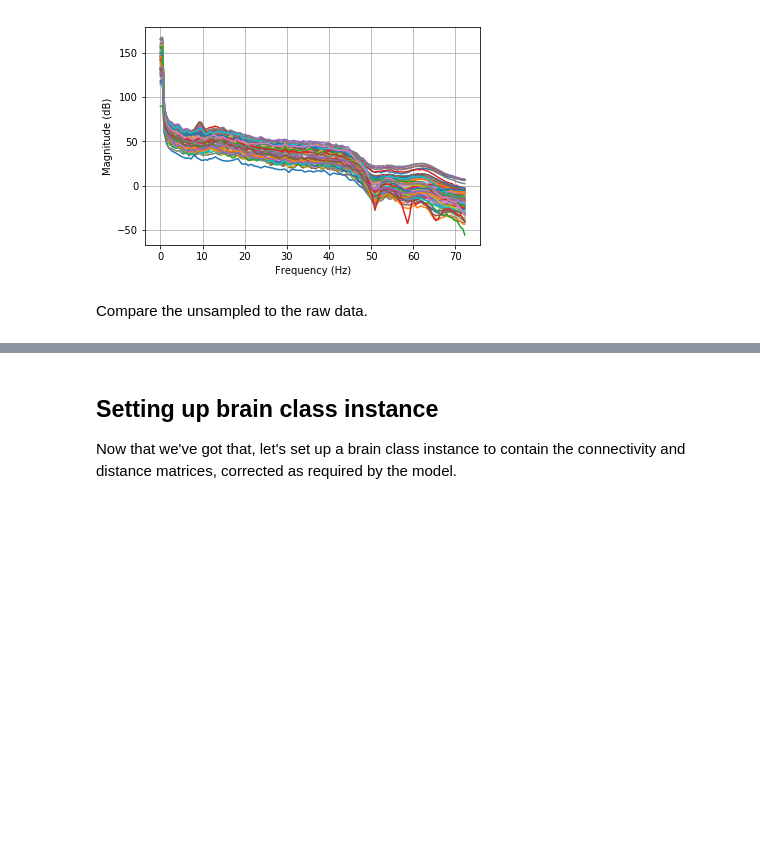
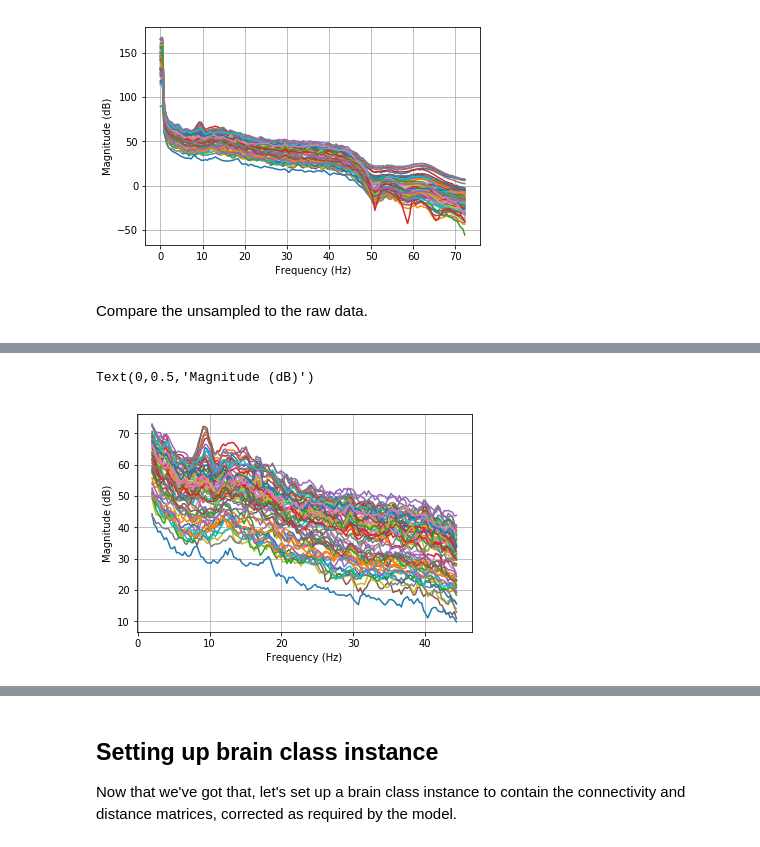
Before and after one commit to Raj-Lab-UCSF/spectrome, a Jupyter notebook: SCFC-spectral-python/SCFC/notebooks/Cost-functions.ipynb, the cells around one changed output, grey strips where cells are left out. Saved outputs shown, nothing was run; the diff lists cells and outputs as text; code cells hidden in the pictures; blank space fills up the shorter version.

```diff
--- a/SCFC-spectral-python/SCFC/notebooks/Cost-functions.ipynb
+++ b/SCFC-spectral-python/SCFC/notebooks/Cost-functions.ipynb
@@ -150,0 +161,19 @@ Text(0,0.5,'Magnitude (dB)')
+# %%
+fnew = f[120:2692]
+newdata = {}
+for key in FMEGdata.keys():
+    newdata[key] = FMEGdata[key][120:2692]
+# %%
+fig5 = mpl.figure(num=5, figsize = (6,4))
+downsample = {}
+newf = down_sample(fnew, 150)
+for key in FMEGdata.keys():
+    downsample[key] = down_sample(newdata[key], 150)
+    mpl.plot(newf,functions.mag2db(downsample[key]))
+
+mpl.grid(True)
+mpl.xlabel('Frequency (Hz)')
+mpl.ylabel('Magnitude (dB)')
+# %% [output]
+Text(0,0.5,'Magnitude (dB)')
+[figure, added]
```
Also changed, not shown: parts of 10 cells of this notebook.
